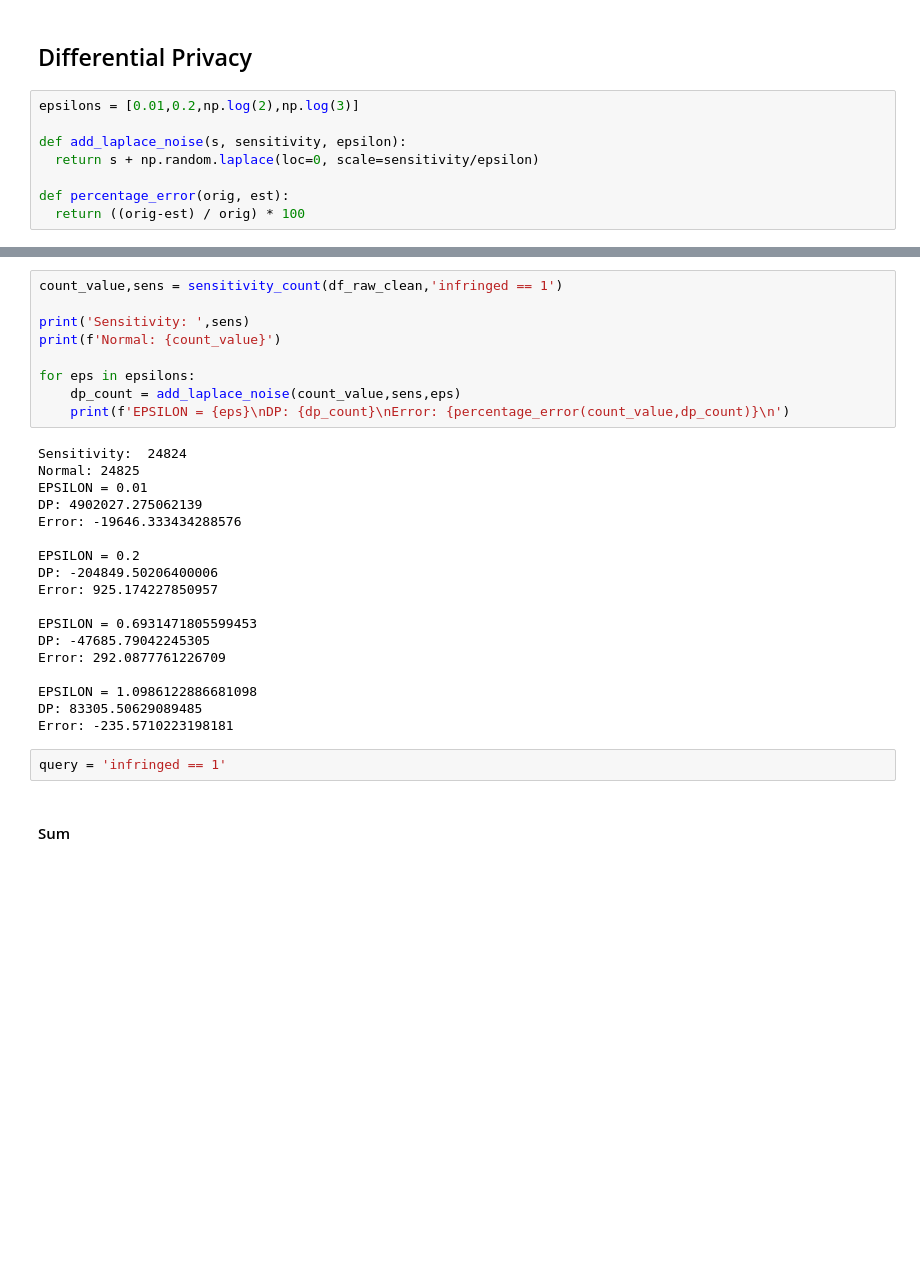
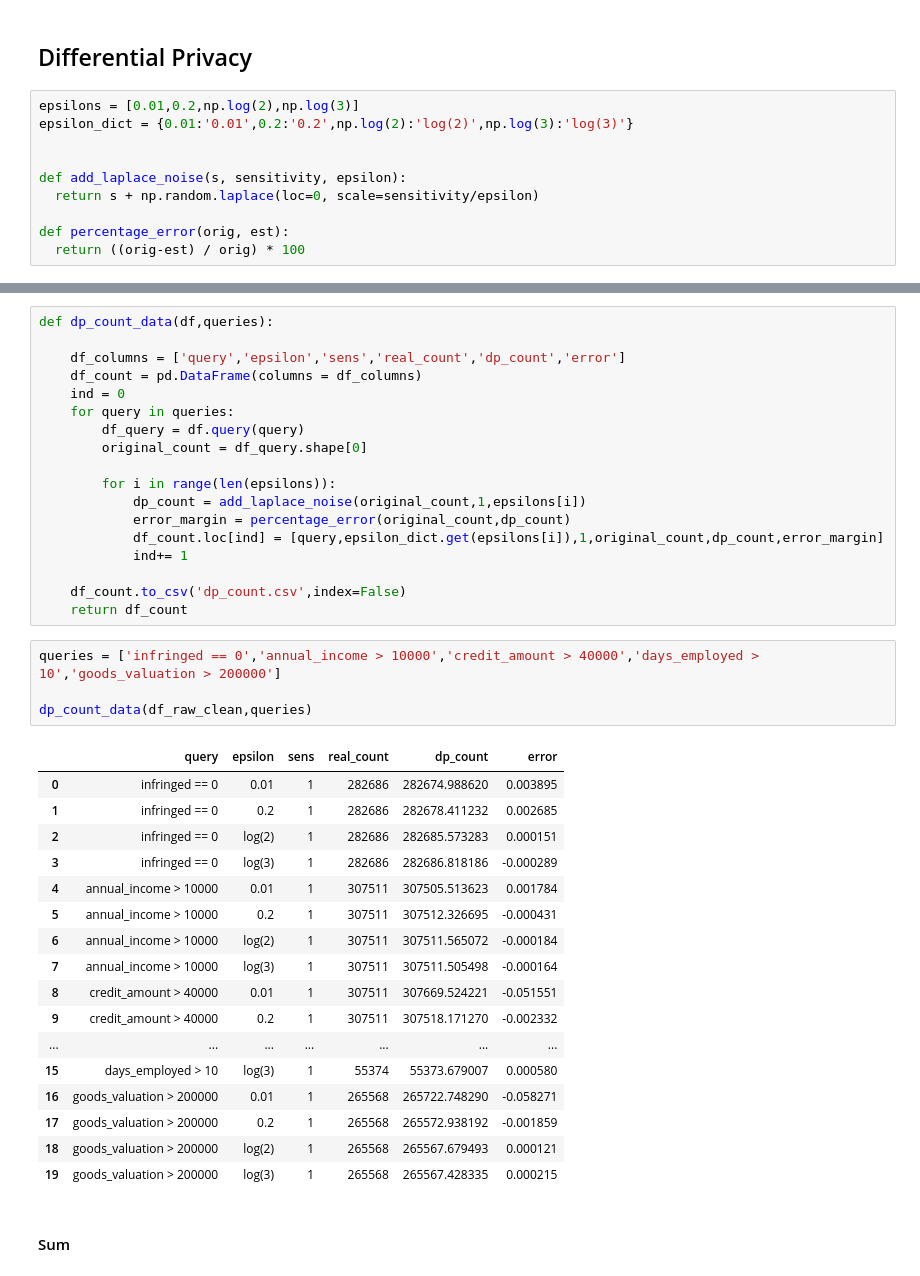
Before and after one commit to bluuuk/security-privacy, a Jupyter notebook: assignment2/code.ipynb, the cells around one changed output, grey strips where cells are left out. Cells and saved outputs as stored; diff of their text form; blank space fills up the shorter version.

```diff
--- a/assignment2/code.ipynb
+++ b/assignment2/code.ipynb
@@ -77,6 +118,8 @@ df_raw_clean.to_csv('infringement_clean.csv')
 ## Differential Privacy
 # %%
 epsilons = [0.01,0.2,np.log(2),np.log(3)]
+epsilon_dict = {0.01:'0.01',0.2:'0.2',np.log(2):'log(2)',np.log(3):'log(3)'}
+
 
 def add_laplace_noise(s, sensitivity, epsilon):
   return s + np.random.laplace(loc=0, scale=sensitivity/epsilon)
@@ -136,31 +131,42 @@ def sensitivity_mean(df,query,column):
-# %%
-count_value,sens = sensitivity_count(df_raw_clean,'infringed == 1')
-
-print('Sensitivity: ',sens)
-print(f'Normal: {count_value}')
-
-for eps in epsilons:
-    dp_count = add_laplace_noise(count_value,sens,eps)
-    print(f'EPSILON = {eps}\nDP: {dp_count}\nError: {percentage_error(count_value,dp_count)}\n')
-# %% [output]
-Sensitivity:  24824
-Normal: 24825
-EPSILON = 0.01
-DP: 4902027.275062139
-Error: -19646.333434288576
-
-EPSILON = 0.2
-DP: -204849.50206400006
-Error: 925.174227850957
-
-EPSILON = 0.6931471805599453
-DP: -47685.79042245305
-Error: 292.0877761226709
-
-EPSILON = 1.0986122886681098
-DP: 83305.50629089485
-Error: -235.5710223198181
-# %%
-query = 'infringed == 1'
+# %%
+def dp_count_data(df,queries):
+
+    df_columns = ['query','epsilon','sens','real_count','dp_count','error']
+    df_count = pd.DataFrame(columns = df_columns)
+    ind = 0
+    for query in queries:
+        df_query = df.query(query)
+        original_count = df_query.shape[0]
+
+        for i in range(len(epsilons)):
+            dp_count = add_laplace_noise(original_count,1,epsilons[i])
+            error_margin = percentage_error(original_count,dp_count)
+            df_count.loc[ind] = [query,epsilon_dict.get(epsilons[i]),1,original_count,dp_count,error_margin]
+            ind+= 1
+
+    df_count.to_csv('dp_count.csv',index=False)
+    return df_count
+# %%
+queries = ['infringed == 0','annual_income > 10000','credit_amount > 40000','days_employed > 10','goods_valuation > 200000']
+
+dp_count_data(df_raw_clean,queries)
+# %% [output]
+|  | query | epsilon | sens | real_count | dp_count | error |
+| 0 | infringed == 0 | 0.01 | 1 | 282686 | 282674.988620 | 0.003895 |
+| 1 | infringed == 0 | 0.2 | 1 | 282686 | 282678.411232 | 0.002685 |
+| 2 | infringed == 0 | log(2) | 1 | 282686 | 282685.573283 | 0.000151 |
+| 3 | infringed == 0 | log(3) | 1 | 282686 | 282686.818186 | -0.000289 |
+| 4 | annual_income > 10000 | 0.01 | 1 | 307511 | 307505.513623 | 0.001784 |
+| 5 | annual_income > 10000 | 0.2 | 1 | 307511 | 307512.326695 | -0.000431 |
+| 6 | annual_income > 10000 | log(2) | 1 | 307511 | 307511.565072 | -0.000184 |
+| 7 | annual_income > 10000 | log(3) | 1 | 307511 | 307511.505498 | -0.000164 |
+| 8 | credit_amount > 40000 | 0.01 | 1 | 307511 | 307669.524221 | -0.051551 |
+| 9 | credit_amount > 40000 | 0.2 | 1 | 307511 | 307518.171270 | -0.002332 |
+| ... | ... | ... | ... | ... | ... | ... |
+| 15 | days_employed > 10 | log(3) | 1 | 55374 | 55373.679007 | 0.000580 |
+| 16 | goods_valuation > 200000 | 0.01 | 1 | 265568 | 265722.748290 | -0.058271 |
+| 17 | goods_valuation > 200000 | 0.2 | 1 | 265568 | 265572.938192 | -0.001859 |
+| 18 | goods_valuation > 200000 | log(2) | 1 | 265568 | 265567.679493 | 0.000121 |
+| 19 | goods_valuation > 200000 | log(3) | 1 | 265568 | 265567.428335 | 0.000215 |
 # %% [markdown]
 #### Sum
```
Also changed, not shown: parts of 12 cells of this notebook, 8 other files.
